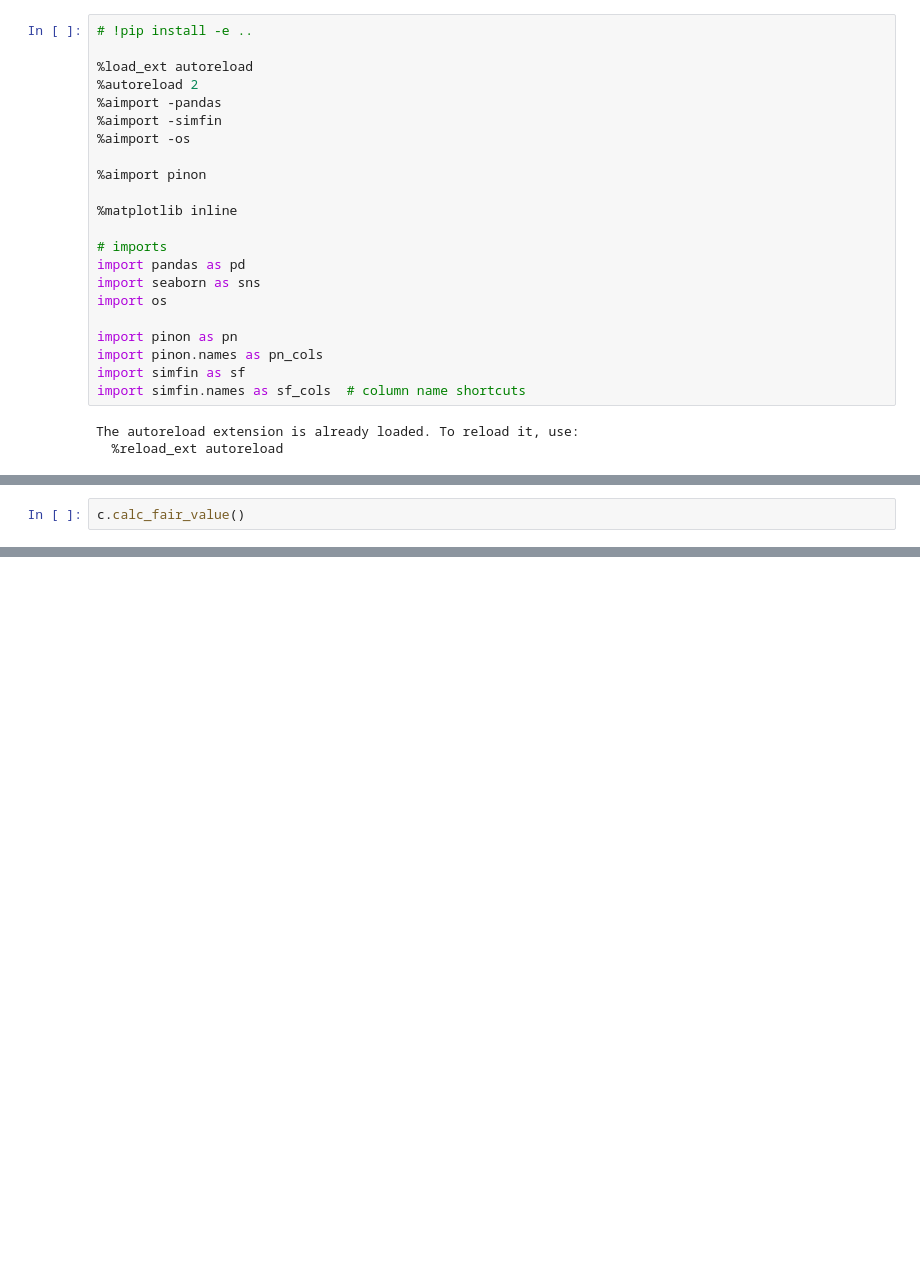
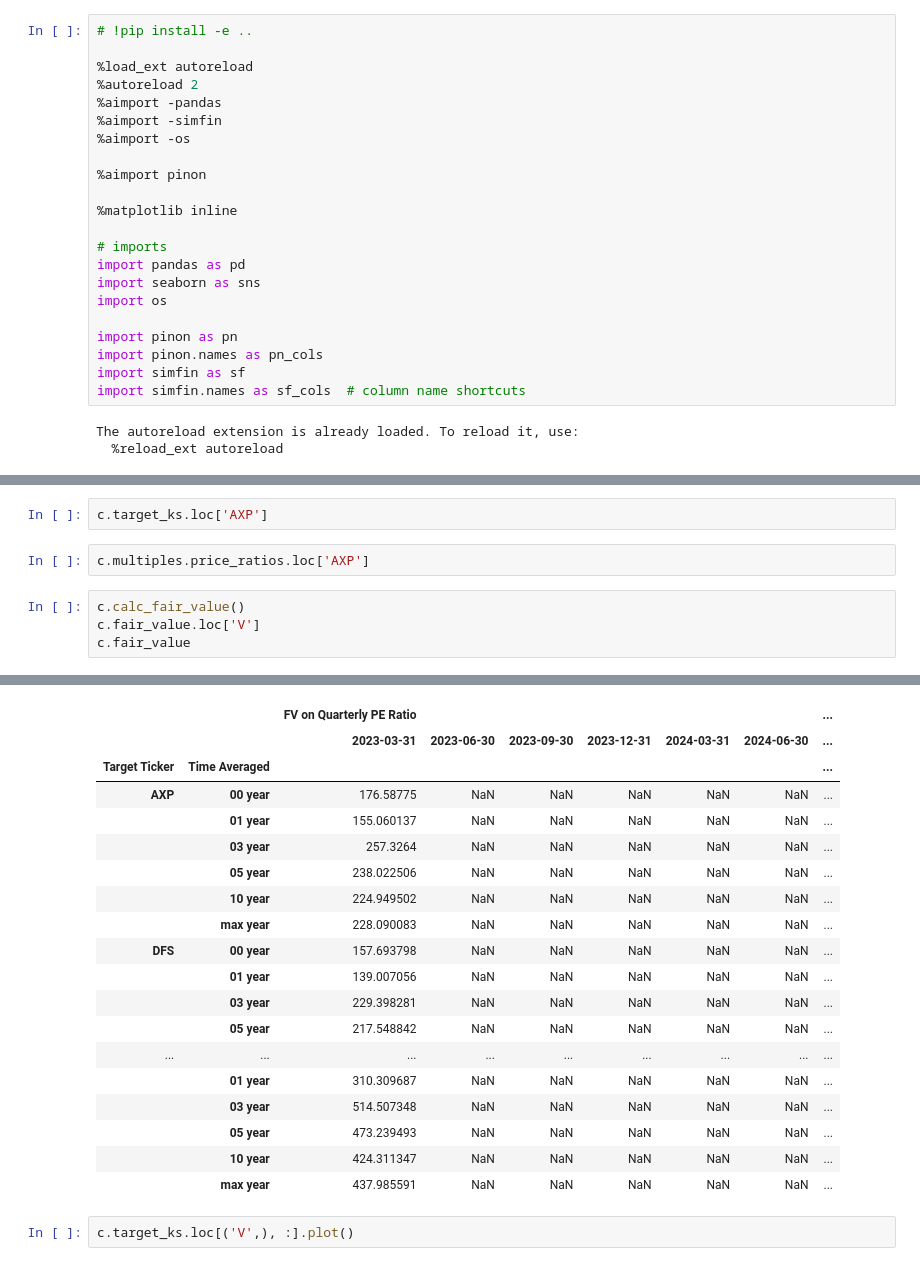
Before and after one commit to ddannenb/pinon, a Jupyter notebook: notebooks/try2.ipynb, the cells around one changed output, grey strips where cells are left out. Saved outputs shown, nothing was run; the diff lists cells and outputs as text; blank space fills up the shorter version.

Commit message:
comps.py calc_fair_value.  WIP.

```diff
--- a/notebooks/try2.ipynb
+++ b/notebooks/try2.ipynb
@@ -91,2 +97,9 @@ c.comp_ratios
-# %%
-c.calc_fair_value()
+# %%
+c.target_ks.loc['AXP']
+# %%
+c.multiples.price_ratios.loc['AXP']
+# %%
+c.calc_fair_value()
+c.fair_value.loc['V']
+c.fair_value
+# %% [output]
@@ -92,0 +123,21 @@ c.calc_fair_value()
+|  |  | FV on Quarterly PE Ratio |  |  |  |  |  | ... |
+|  |  | 2023-03-31 | 2023-06-30 | 2023-09-30 | 2023-12-31 | 2024-03-31 | 2024-06-30 | ... |
+| Target Ticker | Time Averaged |  |  |  |  |  |  | ... |
+| AXP | 00 year | 176.58775 | NaN | NaN | NaN | NaN | NaN | ... |
+|  | 01 year | 155.060137 | NaN | NaN | NaN | NaN | NaN | ... |
+|  | 03 year | 257.3264 | NaN | NaN | NaN | NaN | NaN | ... |
+|  | 05 year | 238.022506 | NaN | NaN | NaN | NaN | NaN | ... |
+|  | 10 year | 224.949502 | NaN | NaN | NaN | NaN | NaN | ... |
+|  | max year | 228.090083 | NaN | NaN | NaN | NaN | NaN | ... |
+| DFS | 00 year | 157.693798 | NaN | NaN | NaN | NaN | NaN | ... |
+|  | 01 year | 139.007056 | NaN | NaN | NaN | NaN | NaN | ... |
+|  | 03 year | 229.398281 | NaN | NaN | NaN | NaN | NaN | ... |
+|  | 05 year | 217.548842 | NaN | NaN | NaN | NaN | NaN | ... |
+| ... | ... | ... | ... | ... | ... | ... | ... | ... |
+|  | 01 year | 310.309687 | NaN | NaN | NaN | NaN | NaN | ... |
+|  | 03 year | 514.507348 | NaN | NaN | NaN | NaN | NaN | ... |
+|  | 05 year | 473.239493 | NaN | NaN | NaN | NaN | NaN | ... |
+|  | 10 year | 424.311347 | NaN | NaN | NaN | NaN | NaN | ... |
+|  | max year | 437.985591 | NaN | NaN | NaN | NaN | NaN | ... |
+# %%
+c.target_ks.loc[('V',), :].plot()
```
Also changed, not shown: parts of 3 cells of this notebook, 2 other files.
